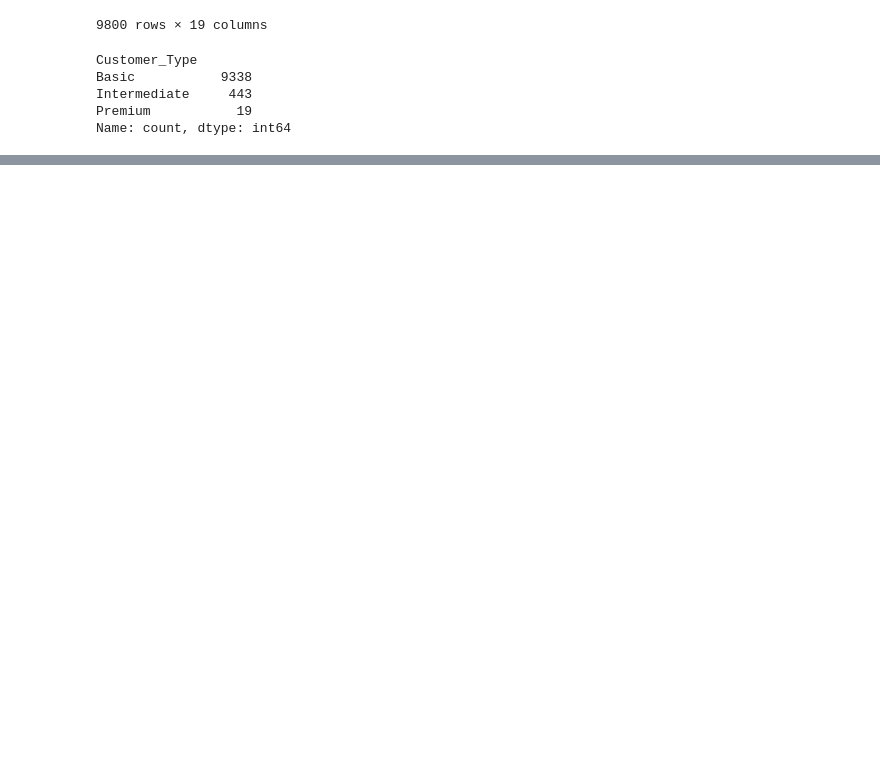
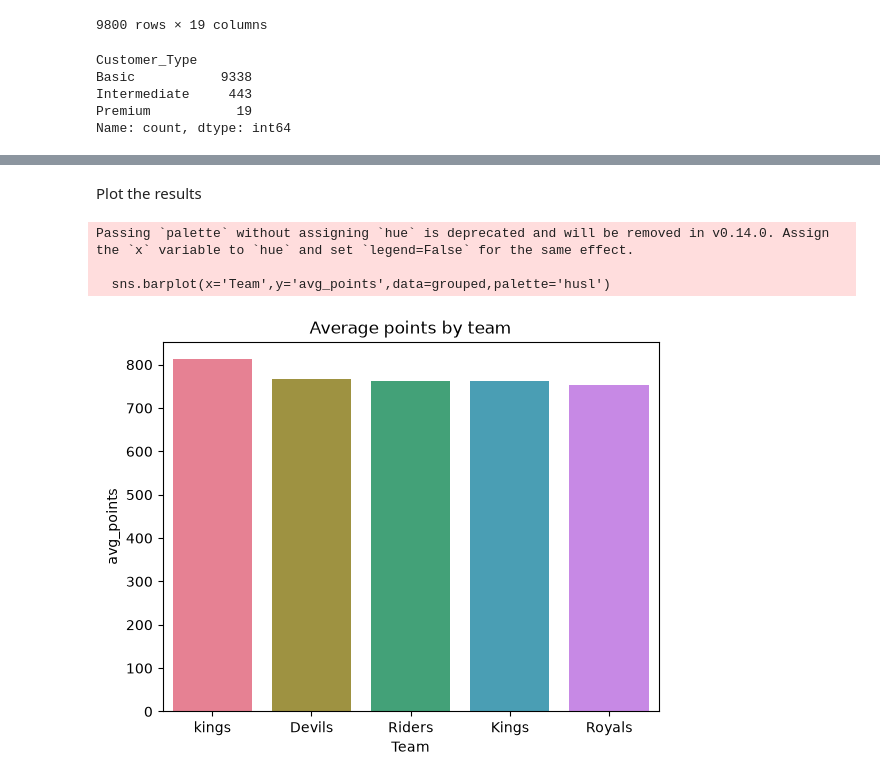
Before and after one commit to gokul-raj-c/Data-Science, a Jupyter notebook: Pandas Tutorials/pandas_tutorials2.ipynb, the cells around one changed output, grey strips where cells are left out. Drawn from its saved outputs; the diff is of its cells as text; code cells hidden in the pictures; blank space fills up the shorter version.

```diff
--- a/Pandas Tutorials/pandas_tutorials2.ipynb
+++ b/Pandas Tutorials/pandas_tutorials2.ipynb
@@ -245,0 +248,9 @@ df_copy.head()
+# %%
+ipl_data = {
+    'Team': ['Riders', 'Riders', 'Devils', 'Devils', 'Kings', 'kings', 'Kings', 'Kings', 'Riders', 'Royals', 'Royals', 'Riders'],
+    'Rank': [1,2,2,3,3,4,1,1,2,4,1,2],
+    'Year': [2014,2015,2014,2015,2014,2015,2016,2017,2016,2014,2015,2017],
+    'Points':[876,789,863,673,741,812,756,788,694,701,804,690]
+}
+df = pd.DataFrame(ipl_data)
+df
@@ -245,0 +353,3 @@ df_copy.head()
+# %%
+grouped=df.groupby('Team',as_index=False).agg(avg_points=('Points','mean'),max_points=('Points','max')).sort_values(by='avg_points', ascending=False)
+grouped
@@ -245,0 +363,2 @@ df_copy.head()
+# %% [markdown]
+Plot the results
@@ -245,0 +368,9 @@ df_copy.head()
+# %%
+sns.barplot(x='Team',y='avg_points',data=grouped,palette='husl')
+plt.title('Average points by team')
+plt.show()
+# %% [output]
+Passing `palette` without assigning `hue` is deprecated and will be removed in v0.14.0. Assign the `x` variable to `hue` and set `legend=False` for the same effect.
+
+  sns.barplot(x='Team',y='avg_points',data=grouped,palette='husl')
+[figure, added]
```
Also changed, not shown: parts of 18 cells of this notebook, 8 other files.
